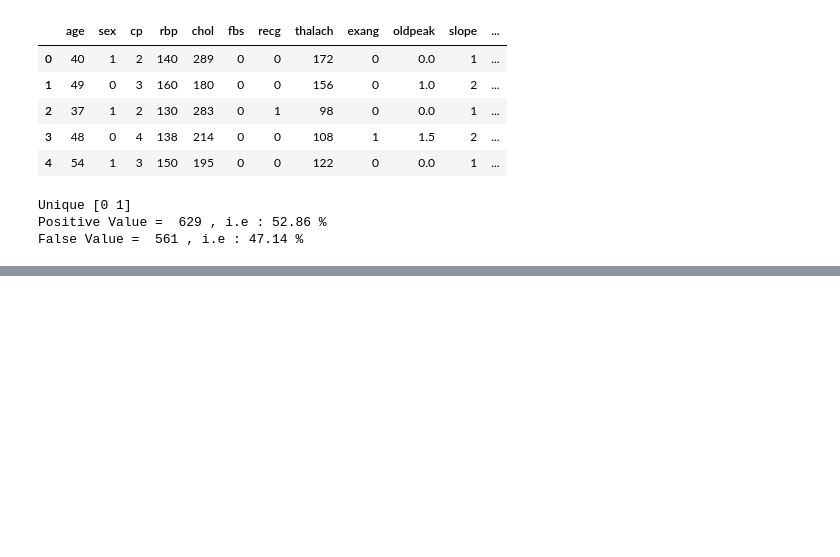
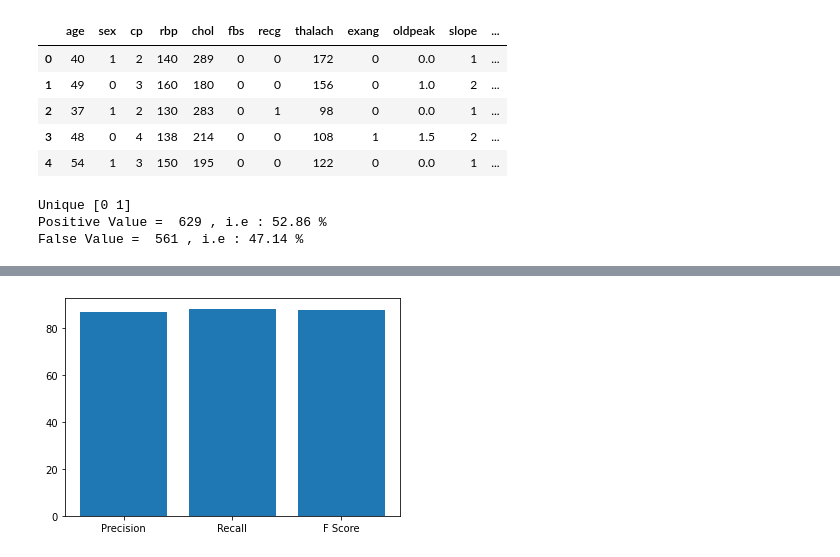
Before and after one commit to hiteshwarsingh1/HeartDisease-Prediction, a Jupyter notebook: practice.ipynb, the cells around one changed output, grey strips where cells are left out. Cells and saved outputs as stored; diff of their text form; code cells hidden in the pictures; blank space fills up the shorter version.

```diff
--- a/practice.ipynb
+++ b/practice.ipynb
@@ -309,0 +431,24 @@ model.score(X_test,Y_test)
+# %%
+model_SVC = SVC(C=10,gamma='scale',kernel='rbf')
+model_SVC.fit(X_train,Y_train)
+
+Y_pred = model_SVC.predict(X_test)
+
+accuracy_SVC = model_SVC.score(X_test,Y_test)
+print('Accuracy: ',accuracy_SVC*100,"\n")
+
+conMatrix = confusion_matrix(Y_test,Y_pred)
+precisionSVC = precision_score(Y_test,Y_pred)
+recallSVC = recall_score(Y_test,Y_pred)
+fScoreSVC = f1_score(Y_test,Y_pred)
+
+print("Precsion: ",round(precisionSVC*100,2))
+print("Recall: ",round(recallSVC*100,2))
+print("F Score: ",round(fScoreSVC*100,2))
+
+totalAccuracy.append(accuracy_SVC)
+totalPrecision.append(precisionSVC)
+totalRecall.append(recallSVC)
+totalFscore.append(fScoreSVC)
+
+print("Confusion Matrix: \n",conMatrix)
@@ -309,0 +464,8 @@ model.score(X_test,Y_test)
+# %%
+y_label = [precisionSVC*100,recallSVC*100,fScoreSVC*100]
+x_label = ['Precision','Recall','F Score']
+
+plt.bar(x_label,y_label)
+plt.show()
+# %% [output]
+[figure, added]
```
Also changed, not shown: parts of 50 cells of this notebook.
